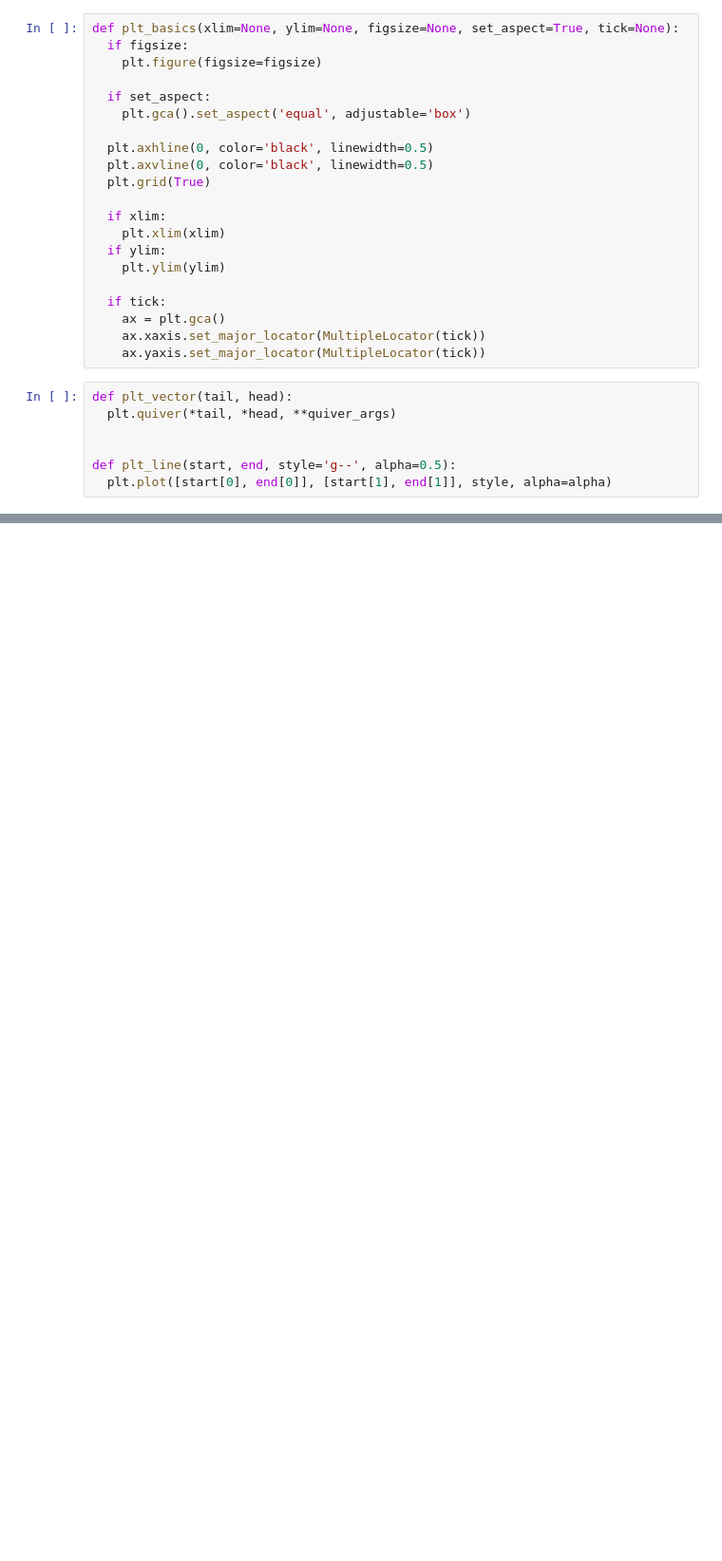
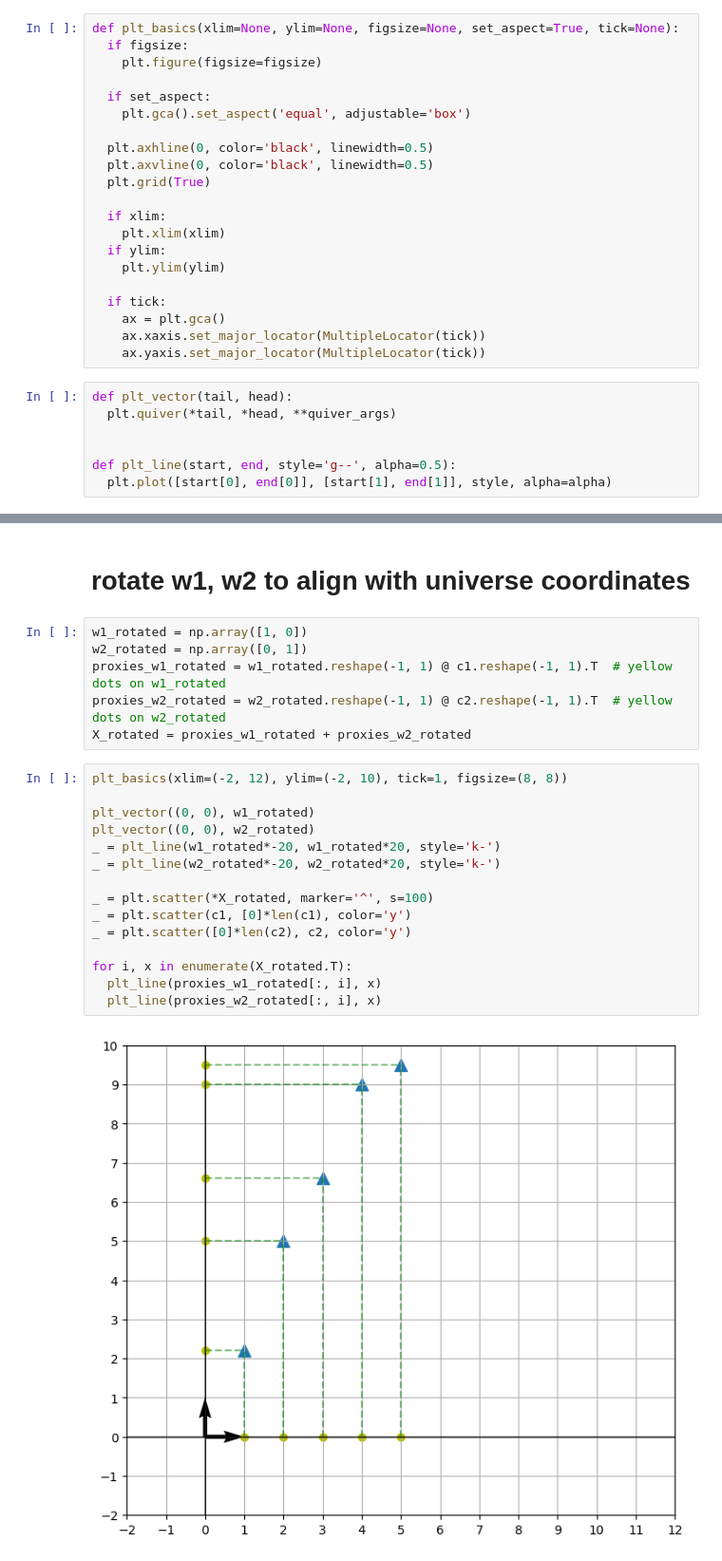
Before and after one commit to k26rahul/Machine-Learning-IITM, a Jupyter notebook: week-1/change-of-basis.ipynb, the cells around one changed output, grey strips where cells are left out. Shown at 95% size. Cells and saved outputs as stored; diff of their text form; blank space fills up the shorter version.

```diff
--- a/week-1/change-of-basis.ipynb
+++ b/week-1/change-of-basis.ipynb
@@ -121,0 +128,25 @@ array([[ 3. ,  1. ],
+# %% [markdown]
+# rotate w1, w2 to align with universe coordinates
+# %%
+w1_rotated = np.array([1, 0])
+w2_rotated = np.array([0, 1])
+proxies_w1_rotated = w1_rotated.reshape(-1, 1) @ c1.reshape(-1, 1).T  # yellow dots on w1_rotated
+proxies_w2_rotated = w2_rotated.reshape(-1, 1) @ c2.reshape(-1, 1).T  # yellow dots on w2_rotated
+X_rotated = proxies_w1_rotated + proxies_w2_rotated
+# %%
+plt_basics(xlim=(-2, 12), ylim=(-2, 10), tick=1, figsize=(8, 8))
+
+plt_vector((0, 0), w1_rotated)
+plt_vector((0, 0), w2_rotated)
+_ = plt_line(w1_rotated*-20, w1_rotated*20, style='k-')
+_ = plt_line(w2_rotated*-20, w2_rotated*20, style='k-')
+
+_ = plt.scatter(*X_rotated, marker='^', s=100)
+_ = plt.scatter(c1, [0]*len(c1), color='y')
+_ = plt.scatter([0]*len(c2), c2, color='y')
+
+for i, x in enumerate(X_rotated.T):
+  plt_line(proxies_w1_rotated[:, i], x)
+  plt_line(proxies_w2_rotated[:, i], x)
+# %% [output]
+[figure, added]
```
Also changed, not shown: parts of 22 cells of this notebook.
